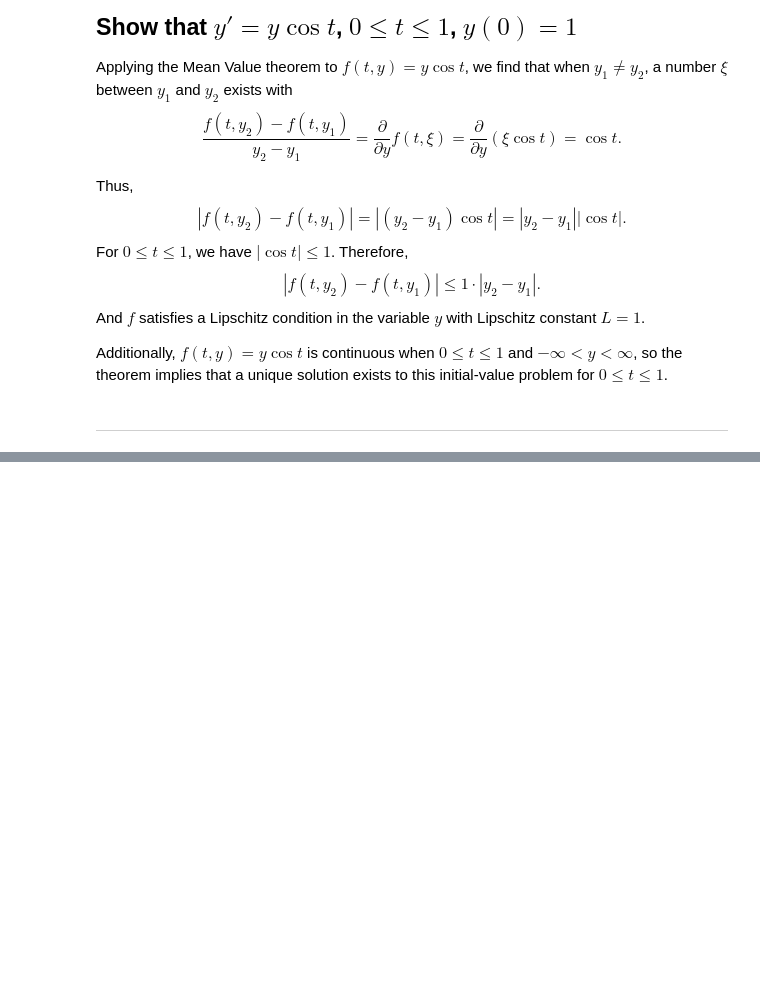
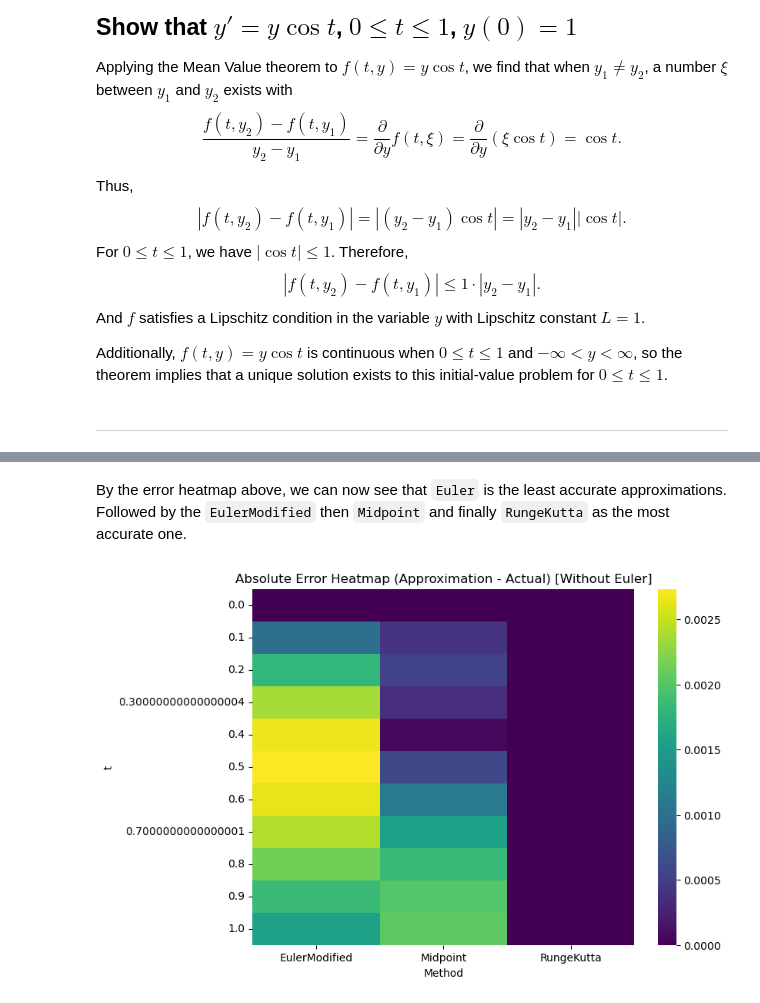
Before and after one commit to RomandRapido/NumericalAnalysis, a Jupyter notebook: FA4/Fa4_lansangan.ipynb, the cells around one changed output, grey strips where cells are left out. Cells and saved outputs as stored; diff of their text form; code cells hidden in the pictures; blank space fills up the shorter version.

```diff
--- a/FA4/Fa4_lansangan.ipynb
+++ b/FA4/Fa4_lansangan.ipynb
@@ -614,0 +826,16 @@ Approximation for the double integral: 1.48462057710937
+# %% [markdown]
+By the error heatmap above, we can now see that `Euler` is the least accurate approximations. Followed by the `EulerModified` then `Midpoint` and finally `RungeKutta` as the most accurate one.
+# %%
+app = res_all.drop(columns=["Actual", "Euler"])
+act = res_all['Actual']
+diff = app.sub(act, axis=0)
+abs_diff = np.abs(diff)
+
+plt.figure(figsize=(8, 6))
+sns.heatmap(abs_diff, cmap='viridis')
+plt.xlabel('Method')
+plt.ylabel('t')
+plt.title('Absolute Error Heatmap (Approximation - Actual) [Without Euler]');
+plt.show()
+# %% [output]
+[figure, added]
```
Also changed, not shown: parts of 24 cells of this notebook.
